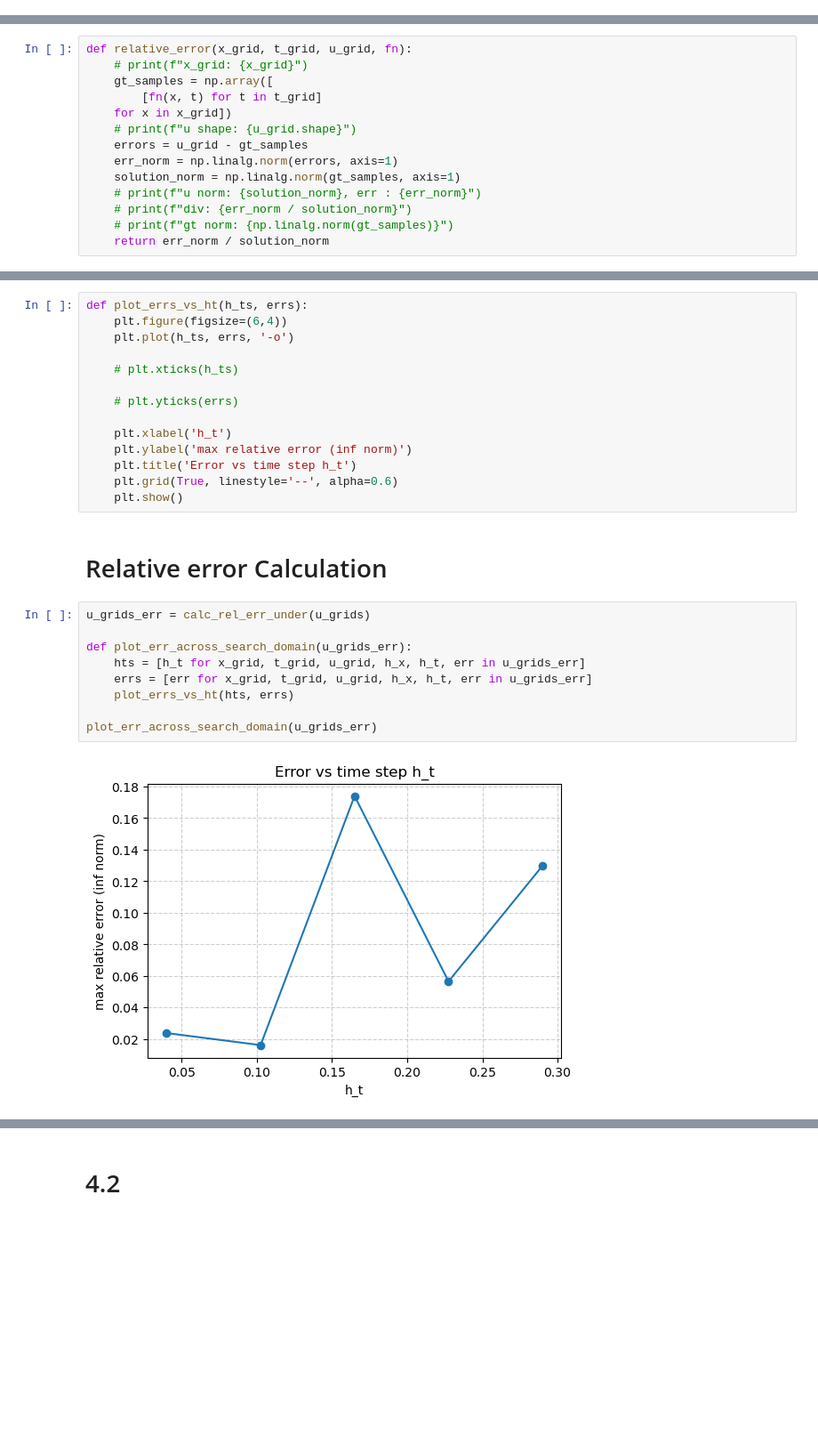
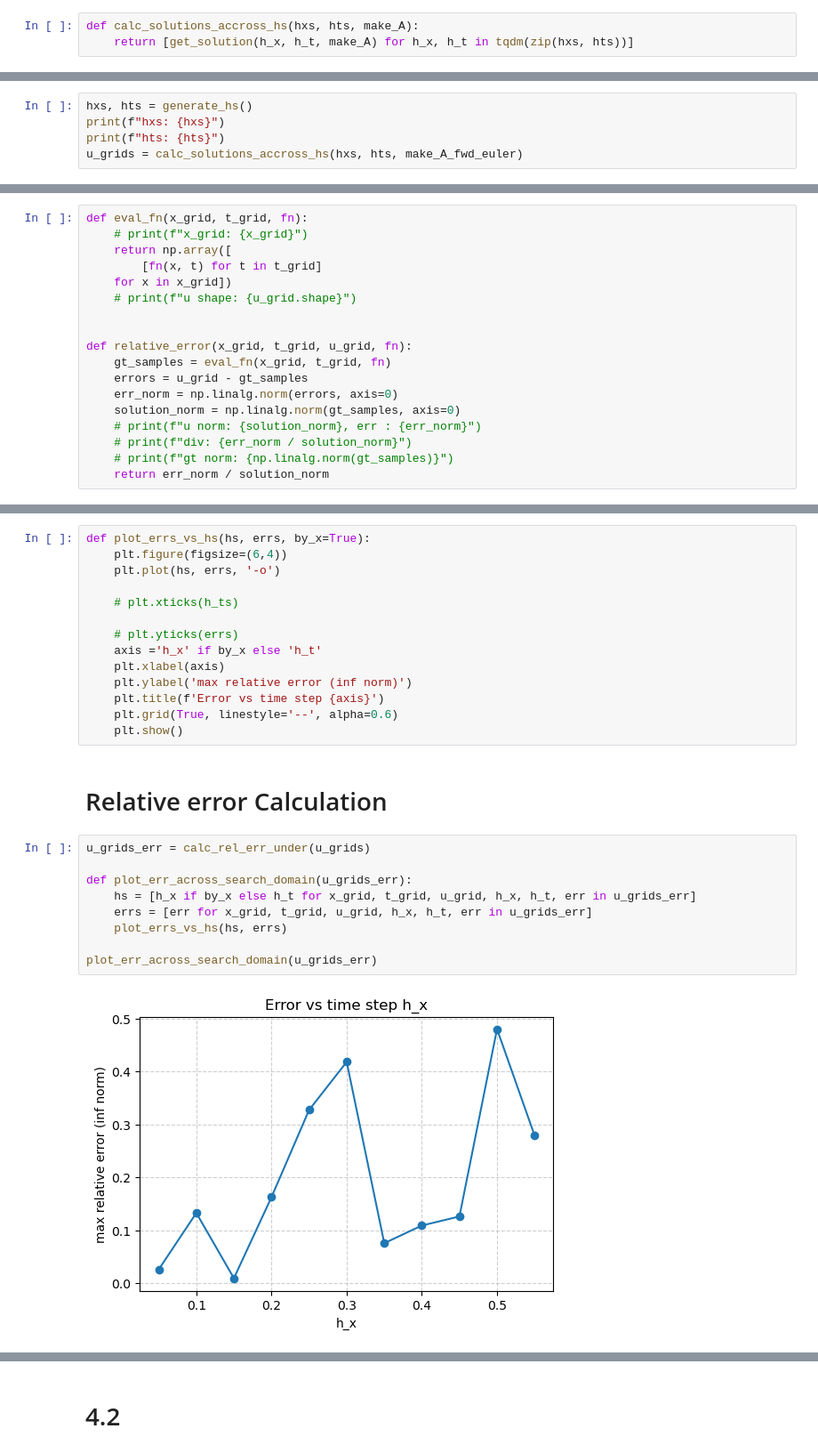
Before and after one commit to FoyerD/num_pde, a Jupyter notebook: hw1/q4.ipynb, the cells around one changed output, grey strips where cells are left out. Shown: that part at 89% size. Saved outputs shown, nothing was run; the diff lists cells and outputs as text; blank space fills up the shorter version.

```diff
--- a/hw1/q4.ipynb
+++ b/hw1/q4.ipynb
@@ -62,0 +62,3 @@ h_t: 0.2900, h_x: 0.7616 grid: 3 x 17
+# %%
+def calc_solutions_accross_hs(hxs, hts, make_A):
+    return [get_solution(h_x, h_t, make_A) for h_x, h_t in tqdm(zip(hxs, hts))]
@@ -62,0 +67,5 @@ h_t: 0.2900, h_x: 0.7616 grid: 3 x 17
+# %%
+hxs, hts = generate_hs()
+print(f"hxs: {hxs}")
+print(f"hts: {hts}")
+u_grids = calc_solutions_accross_hs(hxs, hts, make_A_fwd_euler)
@@ -97,15 +120,19 @@ plot_solution_3d(x_grid, t_grid, u_grid)
 # %% [markdown]
 # Error calculation setup
 # %%
-def relative_error(x_grid, t_grid, u_grid, fn):
+def eval_fn(x_grid, t_grid, fn):
     # print(f"x_grid: {x_grid}")
-    gt_samples = np.array([
+    return np.array([
         [fn(x, t) for t in t_grid]
     for x in x_grid])
     # print(f"u shape: {u_grid.shape}")
+
+
+def relative_error(x_grid, t_grid, u_grid, fn):
+    gt_samples = eval_fn(x_grid, t_grid, fn)
     errors = u_grid - gt_samples
-    err_norm = np.linalg.norm(errors, axis=1)
-    solution_norm = np.linalg.norm(gt_samples, axis=1)
+    err_norm = np.linalg.norm(errors, axis=0)
+    solution_norm = np.linalg.norm(gt_samples, axis=0)
     # print(f"u norm: {solution_norm}, err : {err_norm}")
     # print(f"div: {err_norm / solution_norm}")
     # print(f"gt norm: {np.linalg.norm(gt_samples)}")
@@ -130,15 +156,15 @@ def find_rel_err_under(err_grids, percent=0.02):
 # %%
-def plot_errs_vs_ht(h_ts, errs):
+def plot_errs_vs_hs(hs, errs, by_x=True):
     plt.figure(figsize=(6,4))
-    plt.plot(h_ts, errs, '-o')
+    plt.plot(hs, errs, '-o')
 
     # plt.xticks(h_ts)
 
     # plt.yticks(errs)
-
-    plt.xlabel('h_t')
+    axis ='h_x' if by_x else 'h_t'
+    plt.xlabel(axis)
     plt.ylabel('max relative error (inf norm)')
-    plt.title('Error vs time step h_t')
+    plt.title(f'Error vs time step {axis}')
     plt.grid(True, linestyle='--', alpha=0.6)
     plt.show()
 # %% [markdown]
@@ -146,13 +172,13 @@ def plot_errs_vs_ht(h_ts, errs):
 # %%
 u_grids_err = calc_rel_err_under(u_grids)
 
 def plot_err_across_search_domain(u_grids_err):
-    hts = [h_t for x_grid, t_grid, u_grid, h_x, h_t, err in u_grids_err]
+    hs = [h_x if by_x else h_t for x_grid, t_grid, u_grid, h_x, h_t, err in u_grids_err]
     errs = [err for x_grid, t_grid, u_grid, h_x, h_t, err in u_grids_err]
-    plot_errs_vs_ht(hts, errs)
+    plot_errs_vs_hs(hs, errs)
 
 plot_err_across_search_domain(u_grids_err)
 # %% [output]
-[figure, old version]
+[figure, new version]
 # %%
 acc_x, acc_t, acc_u, acc_h_x, acc_h_t, err = find_rel_err_under(u_grids_err)
```
Also changed, not shown: parts of 19 cells of this notebook.
